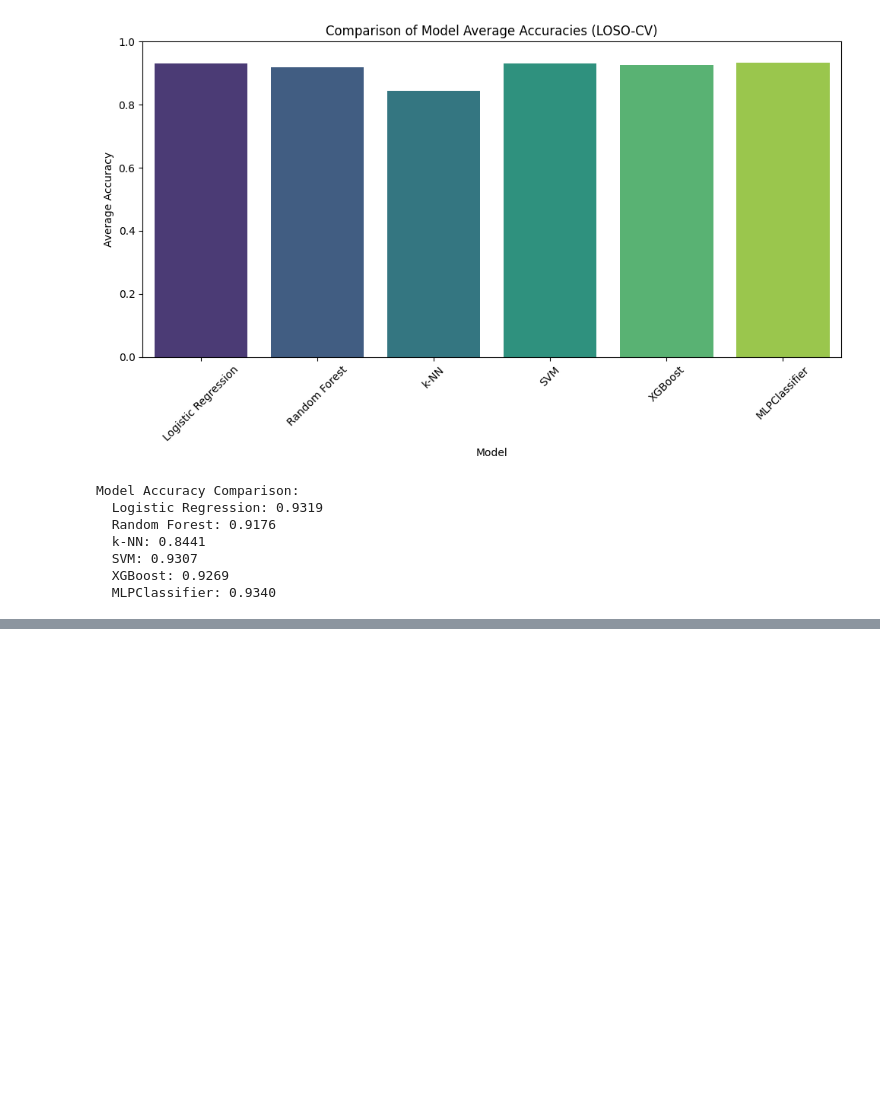
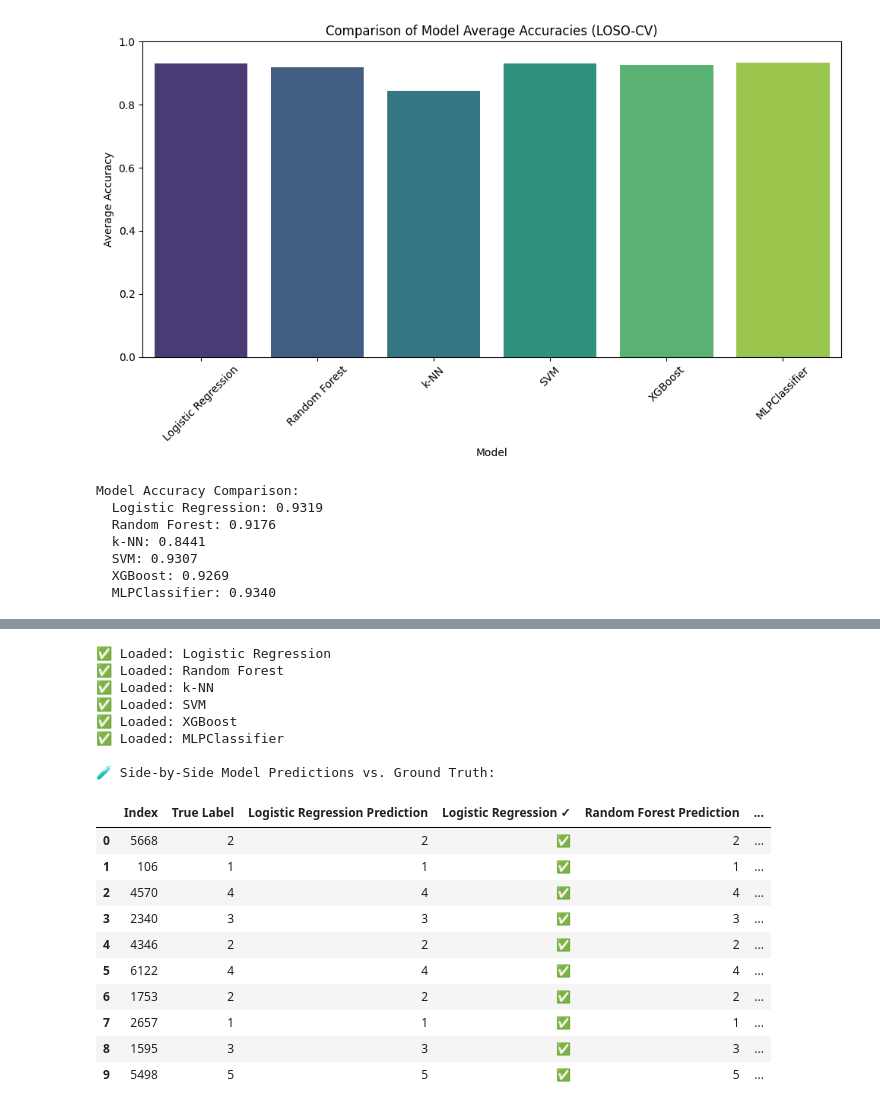
Before and after one commit to Oussamabouriga/aura1, a Jupyter notebook: aura11.ipynb, the cells around one changed output, grey strips where cells are left out. Cells and saved outputs as stored; diff of their text form; code cells hidden in the pictures; blank space fills up the shorter version.

```diff
--- a/aura11.ipynb
+++ b/aura11.ipynb
@@ -1957,0 +2824,64 @@ Model Accuracy Comparison:
+# %%
+
+# Define model filenames
+model_filenames = {
+    "Logistic Regression": "lr_model.pkl",
+    "Random Forest": "rf_model.pkl",
+    "k-NN": "knn_model.pkl",
+    "SVM": "svm_model.pkl",
+    "XGBoost": "xgb_model.pkl",
+    "MLPClassifier": "mlp_model.pkl"
+}
+
+# Load saved models
+loaded_models = {}
+for name, fname in model_filenames.items():
+    path = os.path.join("models", fname)
+    if os.path.exists(path):
+        loaded_models[name] = joblib.load(path)
+        print(f"✅ Loaded: {name}")
+    else:
+        print(f"⚠️ Model not found: {name}")
+
+# Pick 10 random test samples
+random_indices = np.random.choice(X_full.index, size=10, replace=False)
+X_sample = X_full.loc[random_indices]
+y_true = y_full.loc[random_indices].values
+y_true_names = label_encoder.inverse_transform(y_true)
+
+# Build initial DataFrame
+comparison_df = pd.DataFrame({
+    "Index": random_indices,
+    "True Label": y_true_names
+})
+
+# Run predictions for each model
+for model_name, model in loaded_models.items():
+    y_pred = model.predict(X_sample)
+    y_pred_names = label_encoder.inverse_transform(y_pred)
+    comparison_df[f"{model_name} Prediction"] = y_pred_names
+    comparison_df[f"{model_name} ✓"] = np.where(y_pred == y_true, "✅", "❌")
+
+# Show the comparison
+print("\n🧪 Side-by-Side Model Predictions vs. Ground Truth:")
+display(comparison_df)
+# %% [output]
+✅ Loaded: Logistic Regression
+✅ Loaded: Random Forest
+✅ Loaded: k-NN
+✅ Loaded: SVM
+✅ Loaded: XGBoost
+✅ Loaded: MLPClassifier
+
+🧪 Side-by-Side Model Predictions vs. Ground Truth:
+|  | Index | True Label | Logistic Regression Prediction | Logistic Regression ✓ | Random Forest Prediction | ... |
+| 0 | 5668 | 2 | 2 | ✅ | 2 | ... |
+| 1 | 106 | 1 | 1 | ✅ | 1 | ... |
+| 2 | 4570 | 4 | 4 | ✅ | 4 | ... |
+| 3 | 2340 | 3 | 3 | ✅ | 3 | ... |
+| 4 | 4346 | 2 | 2 | ✅ | 2 | ... |
+| 5 | 6122 | 4 | 4 | ✅ | 4 | ... |
+| 6 | 1753 | 2 | 2 | ✅ | 2 | ... |
+| 7 | 2657 | 1 | 1 | ✅ | 1 | ... |
+| 8 | 1595 | 3 | 3 | ✅ | 3 | ... |
+| 9 | 5498 | 5 | 5 | ✅ | 5 | ... |
```
Also changed, not shown: parts of 84 cells of this notebook, 6 other files.
